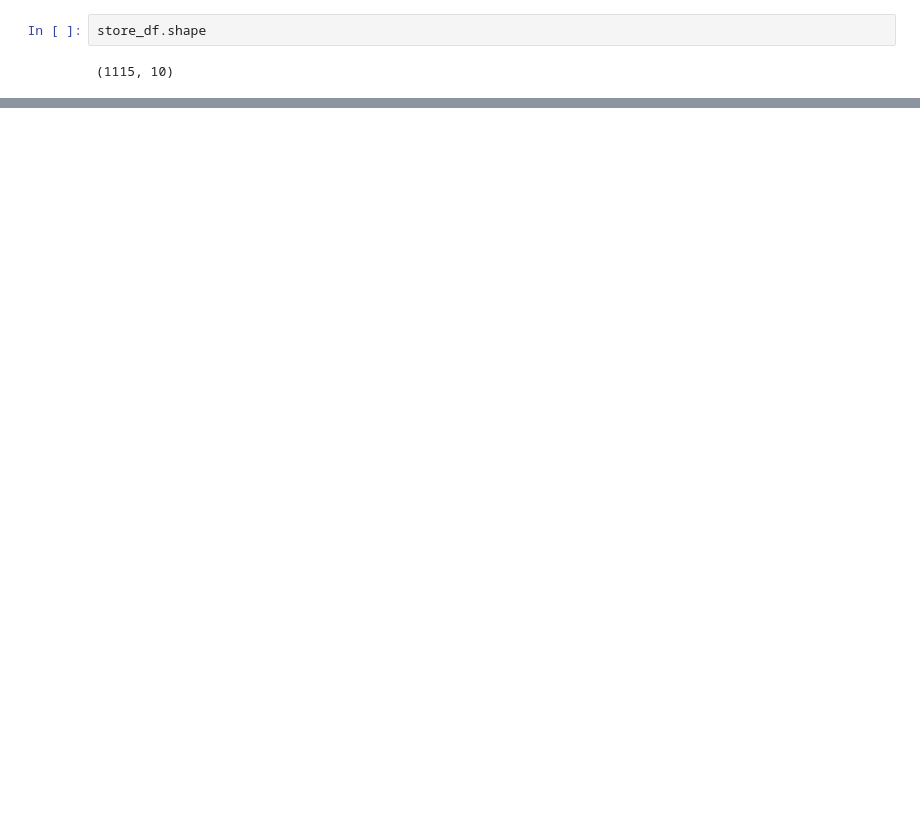
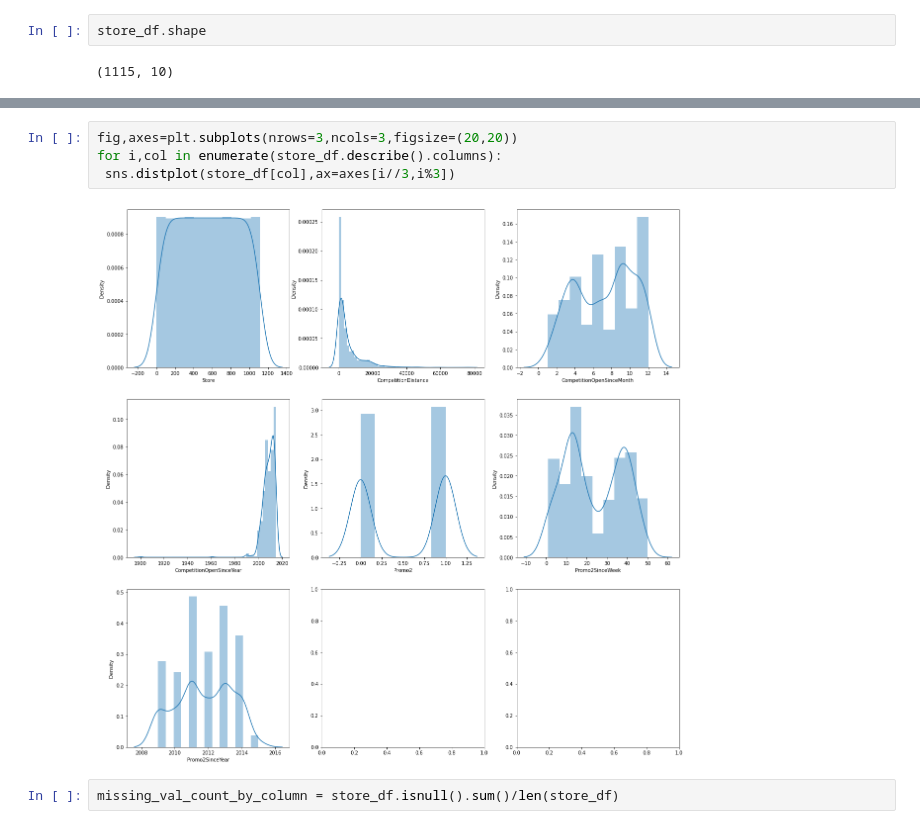
Before and after one commit to shivansh9770/Rossmann-Sales-Prediction-, a Jupyter notebook: Rossmann_Sales_Prediction_Capstone_Project.ipynb, the cells around one changed output, grey strips where cells are left out. Drawn from its saved outputs; the diff is of its cells as text; blank space fills up the shorter version.

```diff
--- a/Rossmann_Sales_Prediction_Capstone_Project.ipynb
+++ b/Rossmann_Sales_Prediction_Capstone_Project.ipynb
@@ -116,0 +324,8 @@ store_df.describe()
+# %%
+fig,axes=plt.subplots(nrows=3,ncols=3,figsize=(20,20))
+for i,col in enumerate(store_df.describe().columns):
+ sns.distplot(store_df[col],ax=axes[i//3,i%3])
+# %% [output]
+[figure, added]
+# %%
+missing_val_count_by_column = store_df.isnull().sum()/len(store_df)
```
Also changed, not shown: parts of 32 cells of this notebook.
